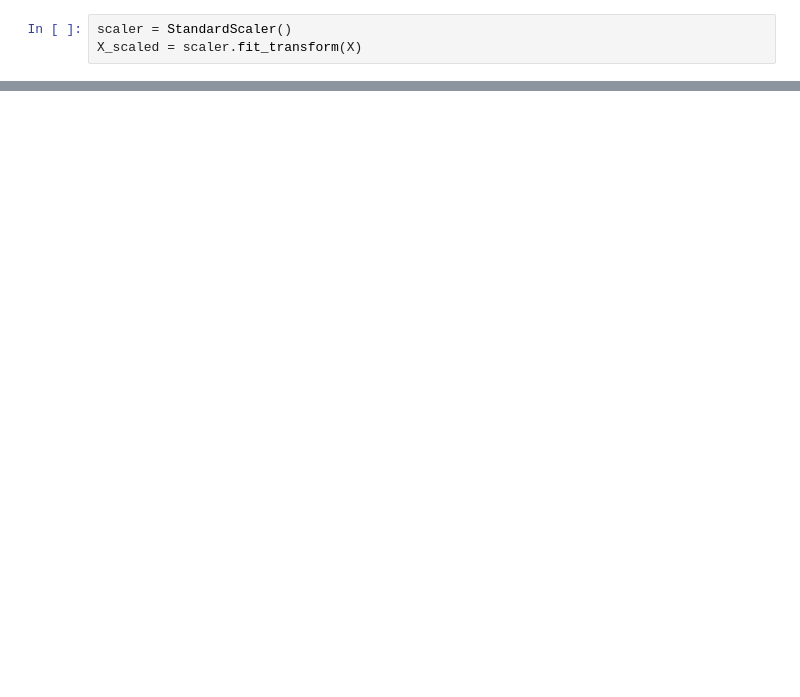
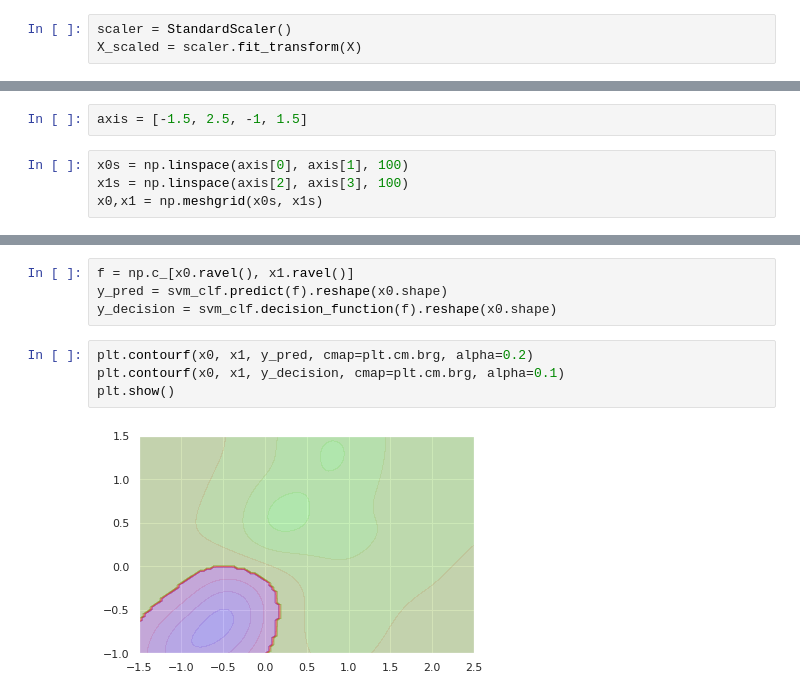
Before and after one commit to AshishKakran/learn-ML, a Jupyter notebook: SVM_classifiers.ipynb, the cells around one changed output, grey strips where cells are left out. Cells and saved outputs as stored; diff of their text form; blank space fills up the shorter version.

```diff
--- a/SVM_classifiers.ipynb
+++ b/SVM_classifiers.ipynb
@@ -172,0 +217,6 @@ plt.show()
+# %%
+axis = [-1.5, 2.5, -1, 1.5]
+# %%
+x0s = np.linspace(axis[0], axis[1], 100)
+x1s = np.linspace(axis[2], axis[3], 100)
+x0,x1 = np.meshgrid(x0s, x1s)
@@ -172,0 +227,10 @@ plt.show()
+# %%
+f = np.c_[x0.ravel(), x1.ravel()]
+y_pred = svm_clf.predict(f).reshape(x0.shape)
+y_decision = svm_clf.decision_function(f).reshape(x0.shape)
+# %%
+plt.contourf(x0, x1, y_pred, cmap=plt.cm.brg, alpha=0.2)
+plt.contourf(x0, x1, y_decision, cmap=plt.cm.brg, alpha=0.1)
+plt.show()
+# %% [output]
+[figure, added]
```
Also changed, not shown: parts of 25 cells of this notebook, 1 other file.
